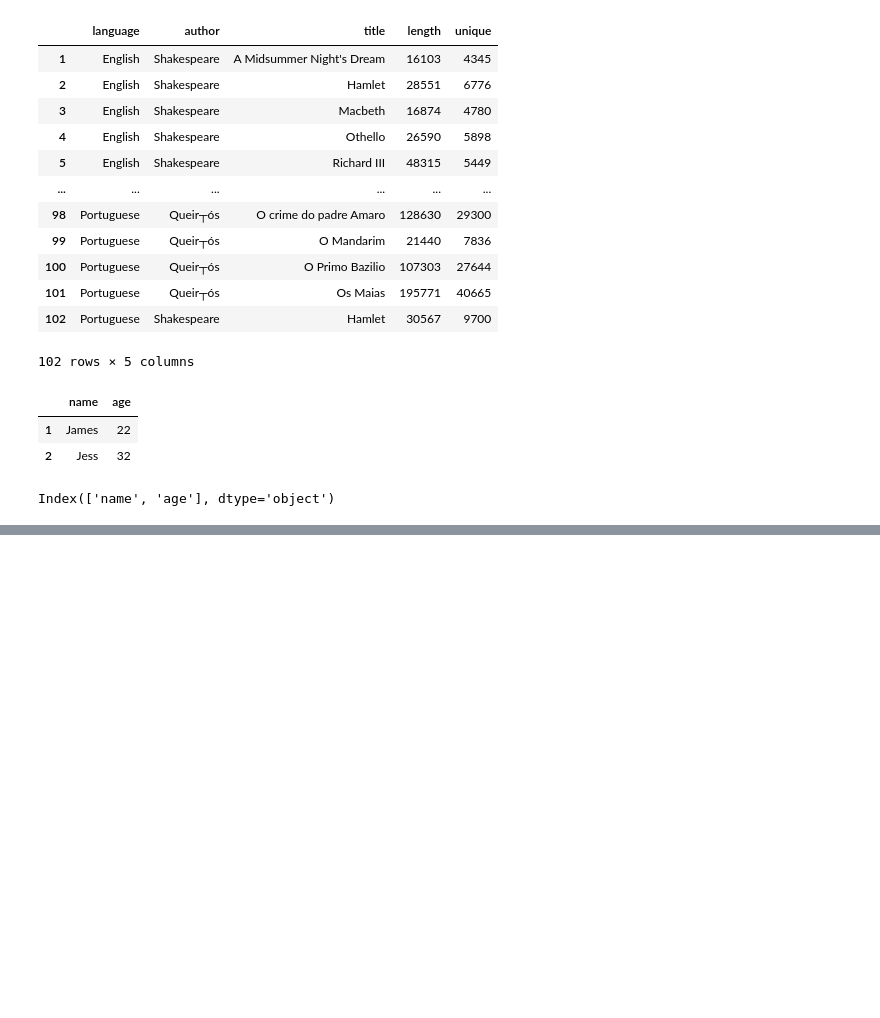
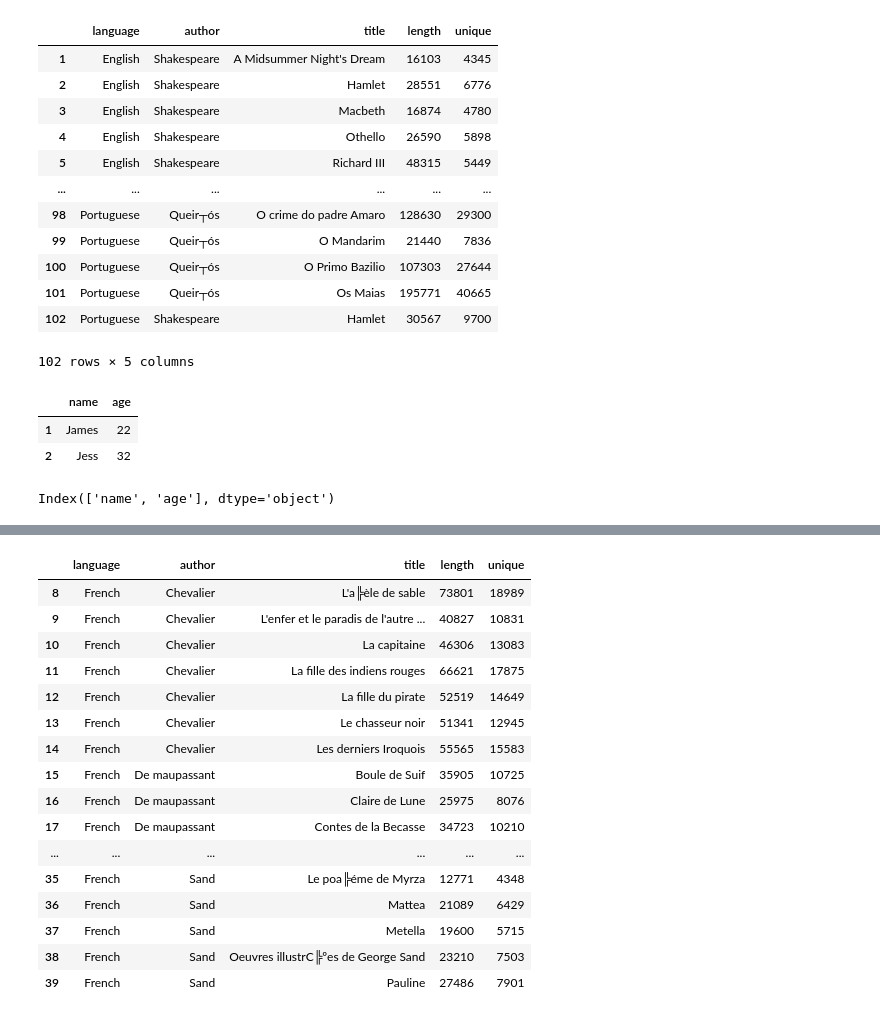
Before and after one commit to dharnitski/edx-PH526x, a Jupyter notebook: 3.2 Language Processing.ipynb, the cells around one changed output, grey strips where cells are left out. Cells and saved outputs as stored; diff of their text form; code cells hidden in the pictures; blank space fills up the shorter version.

```diff
--- a/3.2 Language Processing.ipynb
+++ b/3.2 Language Processing.ipynb
@@ -202,0 +256,20 @@ Index(['name', 'age'], dtype='object')
+# %%
+stats[stats.language == "French"]
+# %% [output]
+|  | language | author | title | length | unique |
+| 8 | French | Chevalier | L'a╠èle de sable | 73801 | 18989 |
+| 9 | French | Chevalier | L'enfer et le paradis de l'autre ... | 40827 | 10831 |
+| 10 | French | Chevalier | La capitaine | 46306 | 13083 |
+| 11 | French | Chevalier | La fille des indiens rouges | 66621 | 17875 |
+| 12 | French | Chevalier | La fille du pirate | 52519 | 14649 |
+| 13 | French | Chevalier | Le chasseur noir | 51341 | 12945 |
+| 14 | French | Chevalier | Les derniers Iroquois | 55565 | 15583 |
+| 15 | French | De maupassant | Boule de Suif | 35905 | 10725 |
+| 16 | French | De maupassant | Claire de Lune | 25975 | 8076 |
+| 17 | French | De maupassant | Contes de la Becasse | 34723 | 10210 |
+| ... | ... | ... | ... | ... | ... |
+| 35 | French | Sand | Le poa╠éme de Myrza | 12771 | 4348 |
+| 36 | French | Sand | Mattea | 21089 | 6429 |
+| 37 | French | Sand | Metella | 19600 | 5715 |
+| 38 | French | Sand | Oeuvres illustrC╠ºes de George Sand | 23210 | 7503 |
+| 39 | French | Sand | Pauline | 27486 | 7901 |
```
Also changed, not shown: parts of 7 cells of this notebook.
